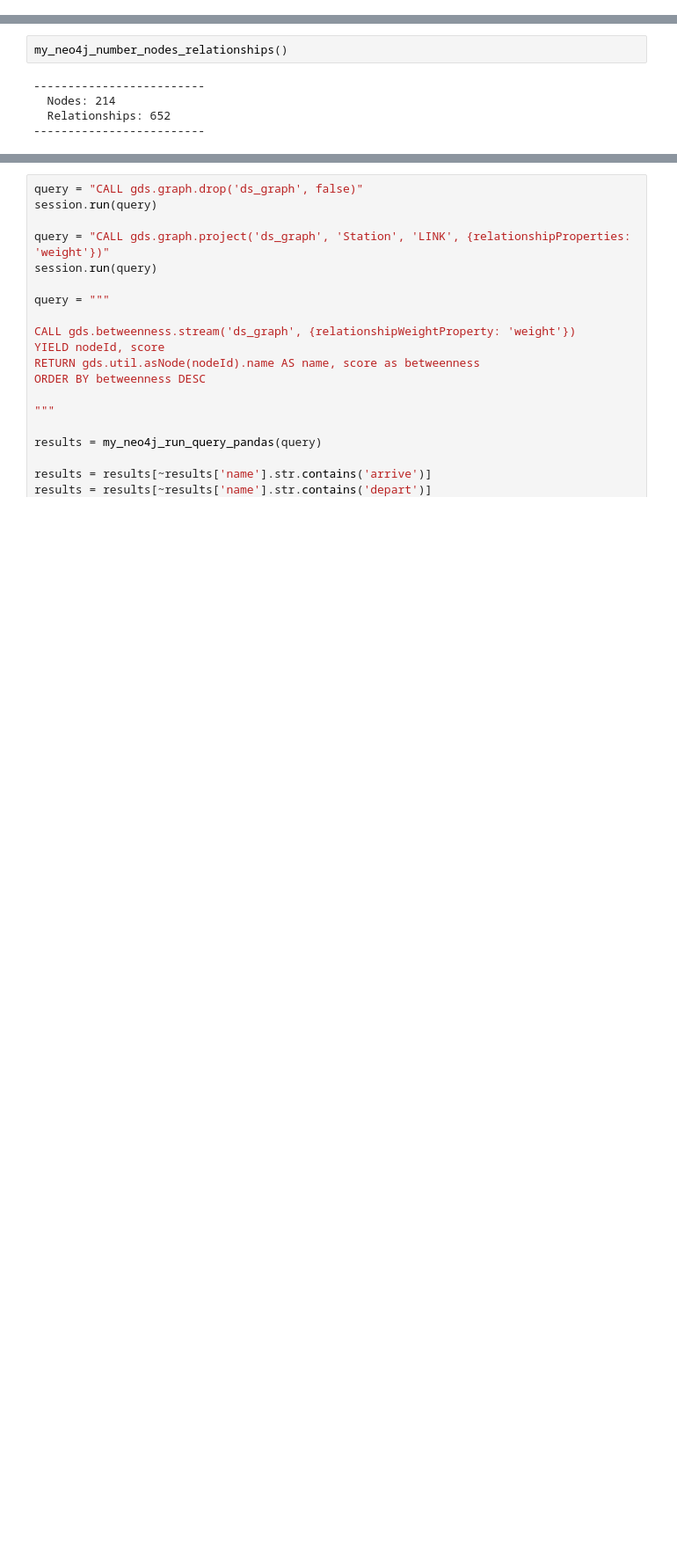
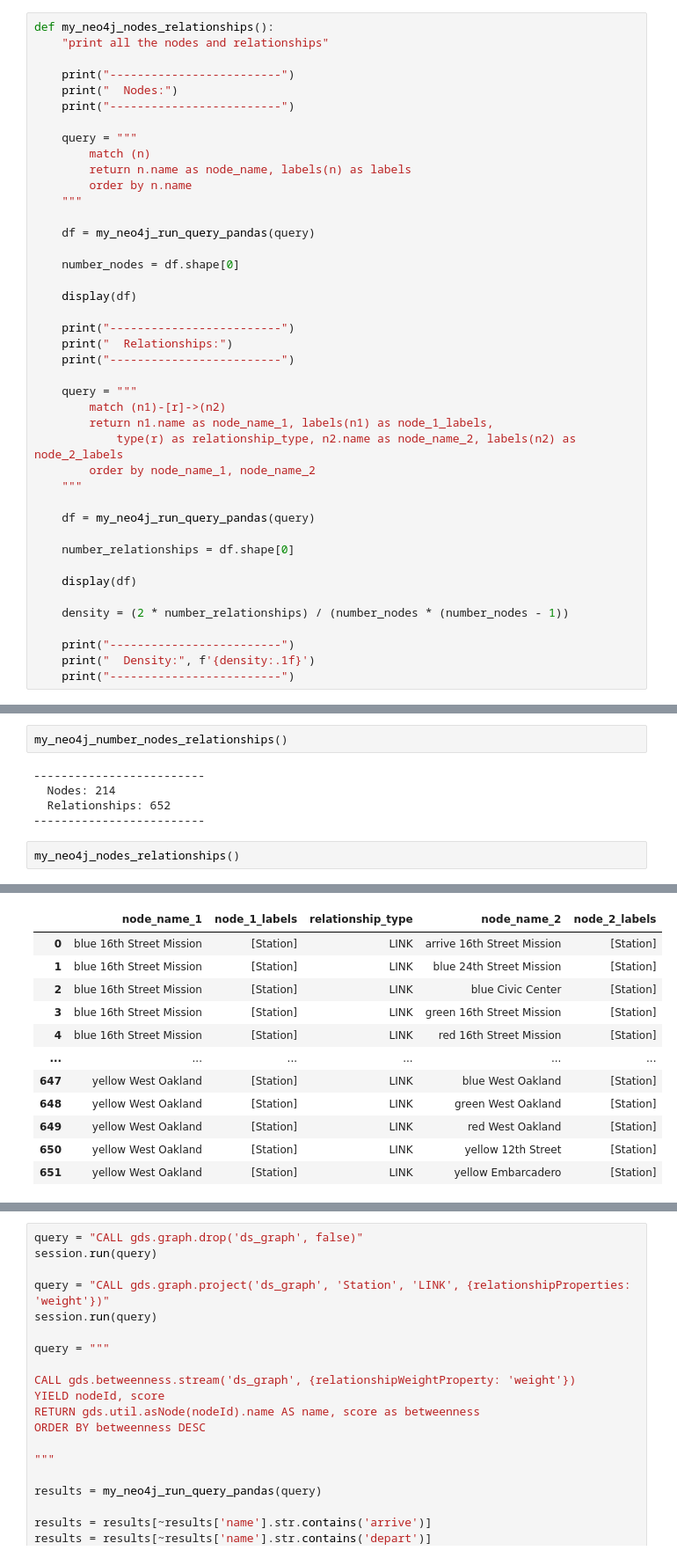
Before and after one commit to mids-w205/ChristensenDjalaliSelbyYaoProject3, a Jupyter notebook: code/Neo4j Code.ipynb, the cells around one changed output, grey strips where cells are left out. Shown at 88% size. Saved outputs shown, nothing was run; the diff lists cells and outputs as text; blank space fills up the shorter version.

```diff
--- a/code/Neo4j Code.ipynb
+++ b/code/Neo4j Code.ipynb
@@ -562,6 +566,48 @@ def my_neo4j_create_relationship_two_way(from_station, to_station, weight):
     """
 
     session.run(query, from_station=from_station, to_station=to_station, weight=weight)
+# %%
+def my_neo4j_nodes_relationships():
+    "print all the nodes and relationships"
+
+    print("-------------------------")
+    print("  Nodes:")
+    print("-------------------------")
+
+    query = """
+        match (n)
+        return n.name as node_name, labels(n) as labels
+        order by n.name
+    """
+
+    df = my_neo4j_run_query_pandas(query)
+
+    number_nodes = df.shape[0]
+
+    display(df)
+
+    print("-------------------------")
+    print("  Relationships:")
+    print("-------------------------")
+
+    query = """
+        match (n1)-[r]->(n2)
+        return n1.name as node_name_1, labels(n1) as node_1_labels,
+            type(r) as relationship_type, n2.name as node_name_2, labels(n2) as node_2_labels
+        order by node_name_1, node_name_2
+    """
+
+    df = my_neo4j_run_query_pandas(query)
+
+    number_relationships = df.shape[0]
+
+    display(df)
+
+    density = (2 * number_relationships) / (number_nodes * (number_nodes - 1))
+
+    print("-------------------------")
+    print("  Density:", f'{density:.1f}')
+    print("-------------------------")
 # %% [markdown]
 #### Next, creating the actual graph itself
 # %%
@@ -727,3 +776,6 @@ my_neo4j_number_nodes_relationships()
   Nodes: 214
   Relationships: 652
 -------------------------
+# %%
+my_neo4j_nodes_relationships()
+# %% [output]
@@ -729,0 +801,12 @@ my_neo4j_number_nodes_relationships()
+|  | node_name_1 | node_1_labels | relationship_type | node_name_2 | node_2_labels |
+| 0 | blue 16th Street Mission | [Station] | LINK | arrive 16th Street Mission | [Station] |
+| 1 | blue 16th Street Mission | [Station] | LINK | blue 24th Street Mission | [Station] |
+| 2 | blue 16th Street Mission | [Station] | LINK | blue Civic Center | [Station] |
+| 3 | blue 16th Street Mission | [Station] | LINK | green 16th Street Mission | [Station] |
+| 4 | blue 16th Street Mission | [Station] | LINK | red 16th Street Mission | [Station] |
+| ... | ... | ... | ... | ... | ... |
+| 647 | yellow West Oakland | [Station] | LINK | blue West Oakland | [Station] |
+| 648 | yellow West Oakland | [Station] | LINK | green West Oakland | [Station] |
+| 649 | yellow West Oakland | [Station] | LINK | red West Oakland | [Station] |
+| 650 | yellow West Oakland | [Station] | LINK | yellow 12th Street | [Station] |
+| 651 | yellow West Oakland | [Station] | LINK | yellow Embarcadero | [Station] |
```
Also changed, not shown: parts of 18 cells of this notebook, 4 other files.
